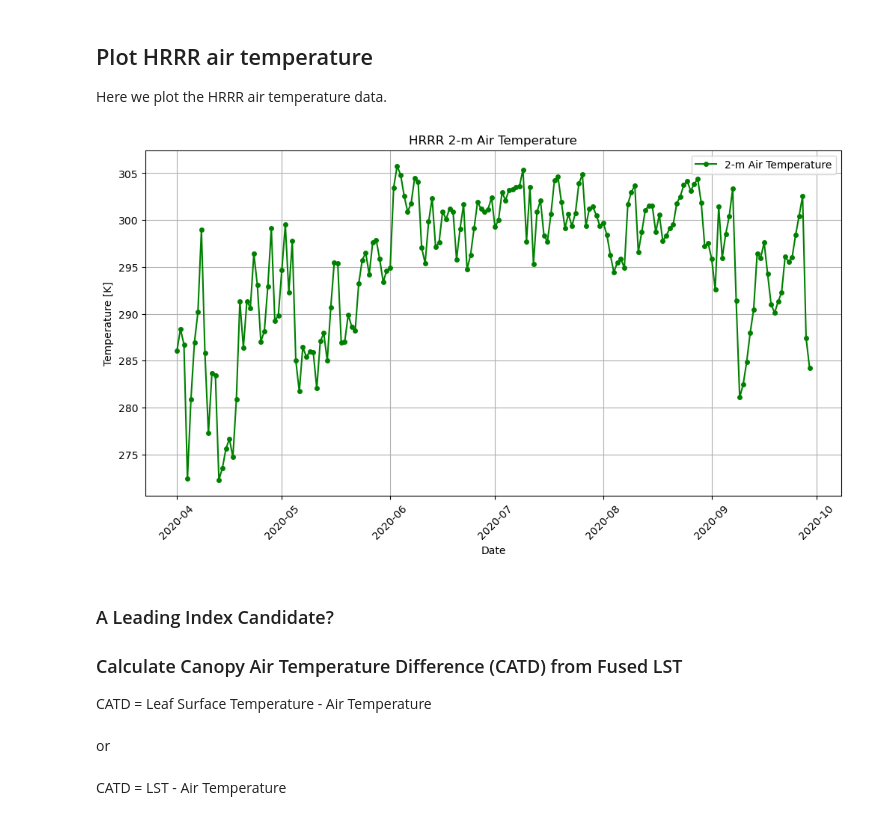
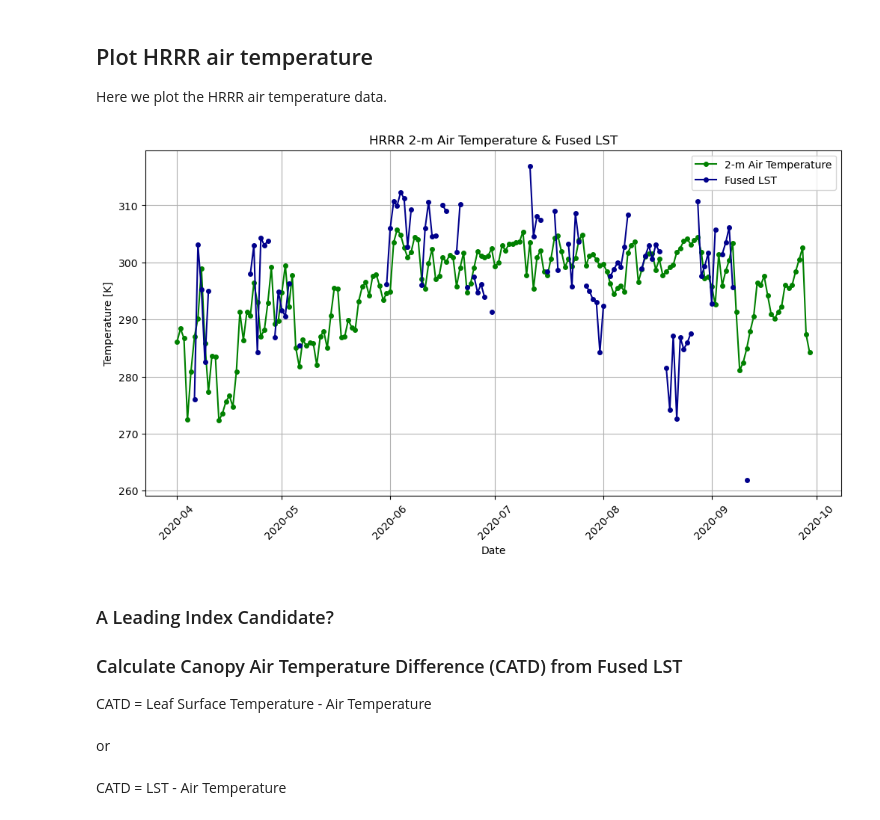
Before and after one commit to eculler/lst-crop-stress-capstone, a Jupyter notebook: exploratory/lst-comparison-tcruicks.ipynb, the cells around one changed output. Drawn from its saved outputs; the diff is of its cells as text; code cells hidden in the pictures.

```diff
--- a/exploratory/lst-comparison-tcruicks.ipynb
+++ b/exploratory/lst-comparison-tcruicks.ipynb
@@ -442,24 +442,31 @@ Here we plot the HRRR air temperature data.
 # %%
 # Now plot HRRR 2-m Temperature  ----------------------
 
 fig, ax = plt.subplots(figsize=(12, 6))
 
 ax = (plt.plot(
     hrrr_df.index,
     hrrr_df['t2m'],
     label="2-m Air Temperature",
     marker='o', markersize=4, c='green',
     ))
 
-plt.title('HRRR 2-m Air Temperature')
+ax = (plt.plot(
+    master_lst_df.index,
+    master_lst_df['starfm_lst'],
+    label="Fused LST",
+    marker='o', markersize=4, c='darkblue',
+    ))
+
+plt.title('HRRR 2-m Air Temperature & Fused LST')
 plt.grid(True)
 plt.ylabel('Temperature [K]')
 plt.xlabel('Date')
 plt.xticks(rotation=45)
 plt.legend()
 plt.show()
 # %% [output]
-[figure, old version]
+[figure, new version]
 # %% [markdown]
 ### A Leading Index Candidate?
 ### Calculate Canopy Air Temperature Difference (CATD) from Fused LST
```
Also changed, not shown: parts of 3 cells of this notebook.
